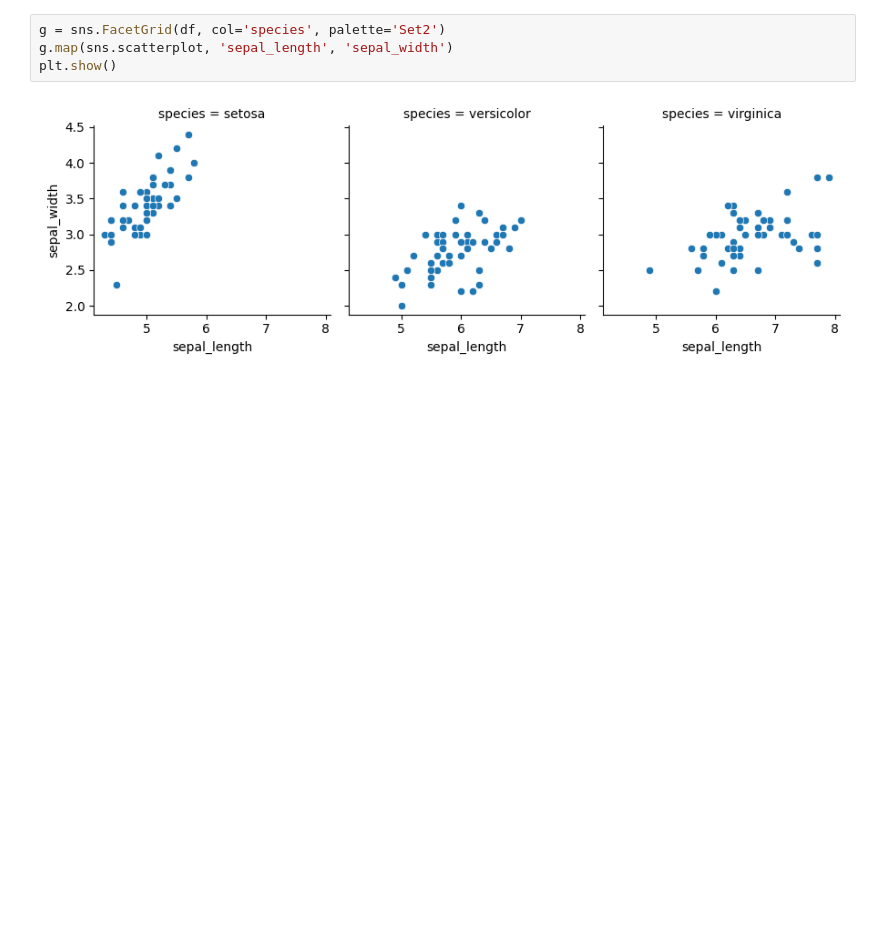
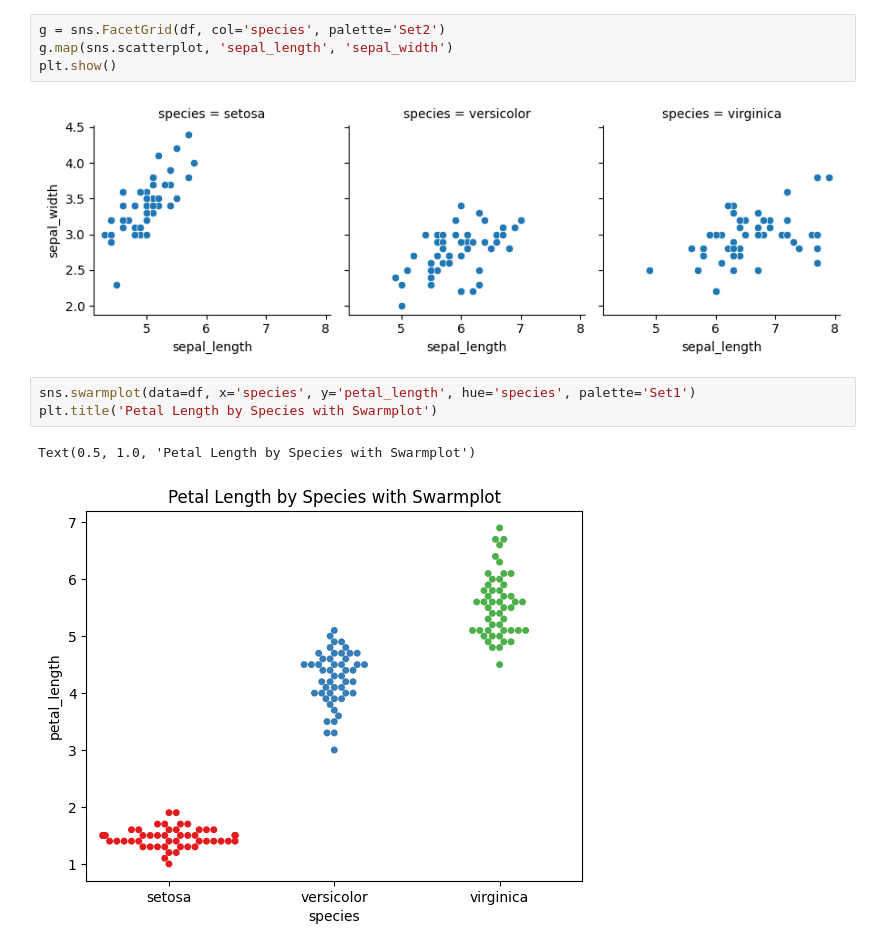
Before and after one commit to Piyush2001Agrawal/Data-Science, a Jupyter notebook: Data visualization/graph2.ipynb, the cells around one changed output. Saved outputs shown, nothing was run; the diff lists cells and outputs as text; blank space fills up the shorter version.

```diff
--- a/Data visualization/graph2.ipynb
+++ b/Data visualization/graph2.ipynb
@@ -56,3 +56,9 @@ g.map(sns.scatterplot, 'sepal_length', 'sepal_width')
 plt.show()
 # %% [output]
 [figure]
+# %%
+sns.swarmplot(data=df, x='species', y='petal_length', hue='species', palette='Set1')
+plt.title('Petal Length by Species with Swarmplot')
+# %% [output]
+Text(0.5, 1.0, 'Petal Length by Species with Swarmplot')
+[figure, added]
```
Also changed, not shown: 2 other files.
